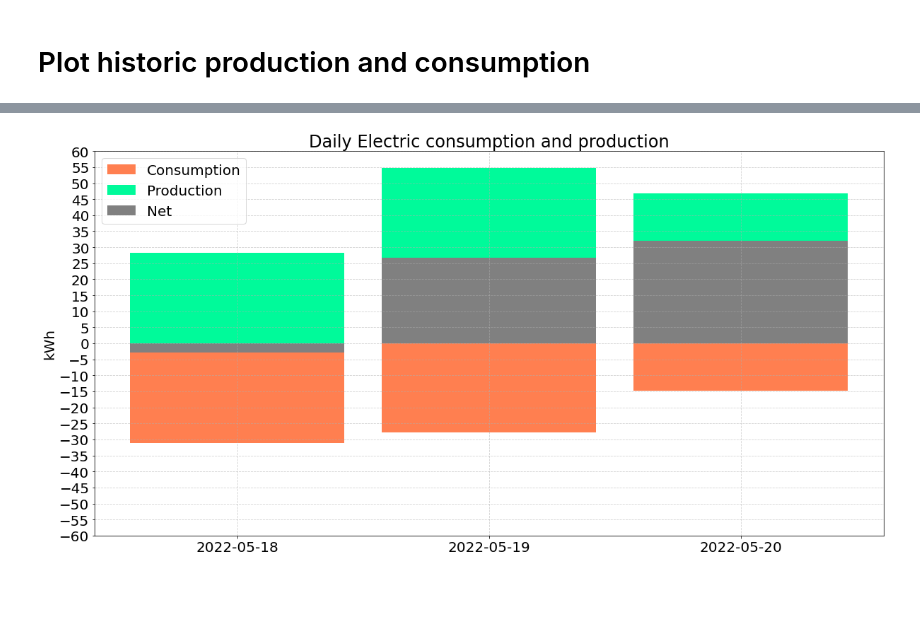
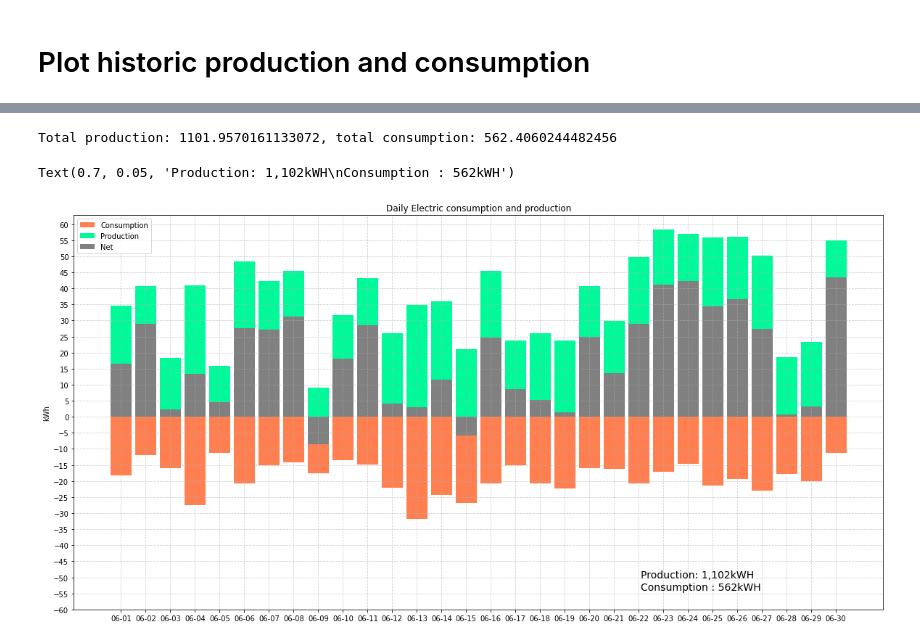
Before and after one commit to tomunger/homesolardata, a Jupyter notebook: analize/solarproduction.ipynb, the cells around one changed output, grey strips where cells are left out. Drawn from its saved outputs; the diff is of its cells as text; code cells hidden in the pictures; blank space fills up the shorter version.

```diff
--- a/analize/solarproduction.ipynb
+++ b/analize/solarproduction.ipynb
@@ -127,2 +127,20 @@ Text(0.5, 1.0, 'Solar Production')
 # %% [markdown]
 # Plot historic production and consumption
+# %%
+# data_to = endOfDay(datetime.datetime.now())
+# data_from = data_to - datetime.timedelta(28)
+# data_from_str = data_from.strftime("%Y-%m-%d")
+# data_to_str = data_to.strftime("%Y-%m-%d")
+data_from_str = '2022-06-01'
+data_to_str = '2022-07-01'
+
+print (f"Plot from {data_from_str} to {data_to_str}")
+
+
+#solardf = pd.read_sql_table('production', engine)
+sql =  f'''
+SELECT datetime, consumption, production FROM production
+	WHERE datetime >= '{data_from_str}' and datetime < '{data_to_str}'
+	ORDER by datetime asc
+'''
+intdf = pd.read_sql(sql, engine, index_col='datetime')
@@ -129,7 +149,5 @@ Text(0.5, 1.0, 'Solar Production')
 # %%
-#
-# Copy the original dataframe
-intdf = solardf.copy()
+
 
 # Add back data point time as a column so we can calculate on it.
 intdf['datetime'] = intdf.index
@@ -175,20 +219,32 @@ np.arange(-60,65, 5)
+# %%
+total_production = daily['production'].sum()
+total_consumption = daily['consumption'].sum()
+print (f"Total production: {total_production}, total consumption: {total_consumption}")
+# %% [output]
+Total production: 1101.9570161133072, total consumption: 562.4060244482456
 # %%
 x = np.arange(len(daily.index))
+
+font_size = 10
+
+plt.rcParams.update({'font.size': font_size})
 width = 0.85
 fig, ax = plt.subplots(figsize = (20,10))
 
 rects1 = ax.bar(x, -daily['consumption'], width, label='Consumption', color=CONSUMPTION_COLOR)
 rects2 = ax.bar(x, daily['production'], width, label='Production', color=PRODUCTION_COLOR)
 rects3 = ax.bar(x, daily['production']-daily['consumption'], width, label='Net', color=NET_COLOR)
 ax.set_ylabel('kWh')
 ax.set_title('Daily Electric consumption and production')
 ax.set_yticks(np.arange(-60,65, 5))
 ax
-ax.set_xticks(x, daily.index.map(lambda x: x.strftime('%Y-%m-%d')))
+ax.set_xticks(x, daily.index.map(lambda x: x.strftime('%m-%d')))
 ax.legend()
 ax.grid(alpha =.6, linestyle ='--')
+ax.annotate(f"Production: {total_production:,.0f}kWH\nConsumption : {total_consumption:,.0f}kWH", (0.7, 0.05), xycoords='axes fraction', fontsize=font_size+4)
 # %% [output]
+Text(0.7, 0.05, 'Production: 1,102kWH\nConsumption : 562kWH')
-[figure, old version]
+[figure, new version]
 # %%
 #
 # Plot daily graphs.
```
Also changed, not shown: parts of 10 cells of this notebook, 19 other files.
